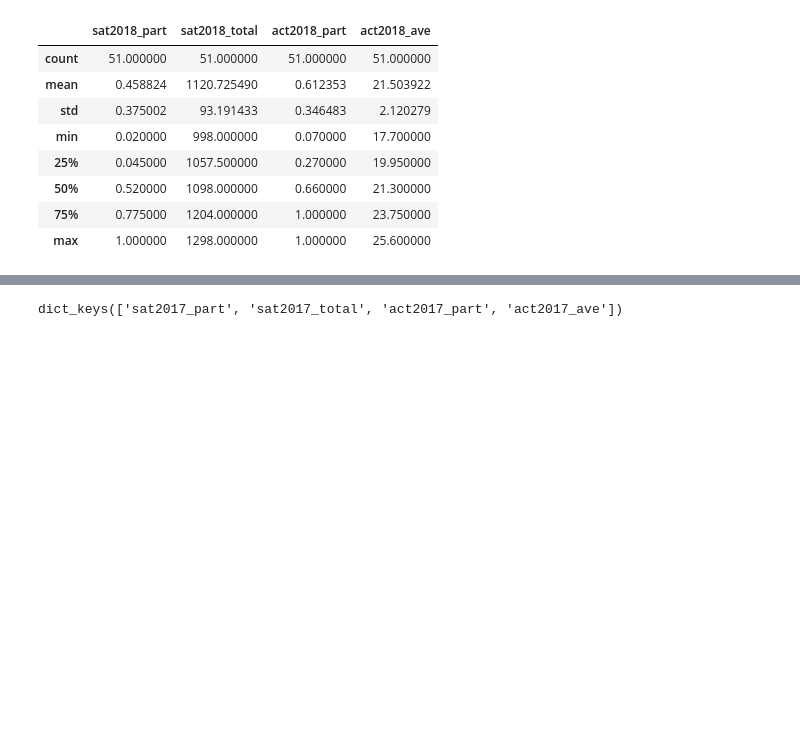
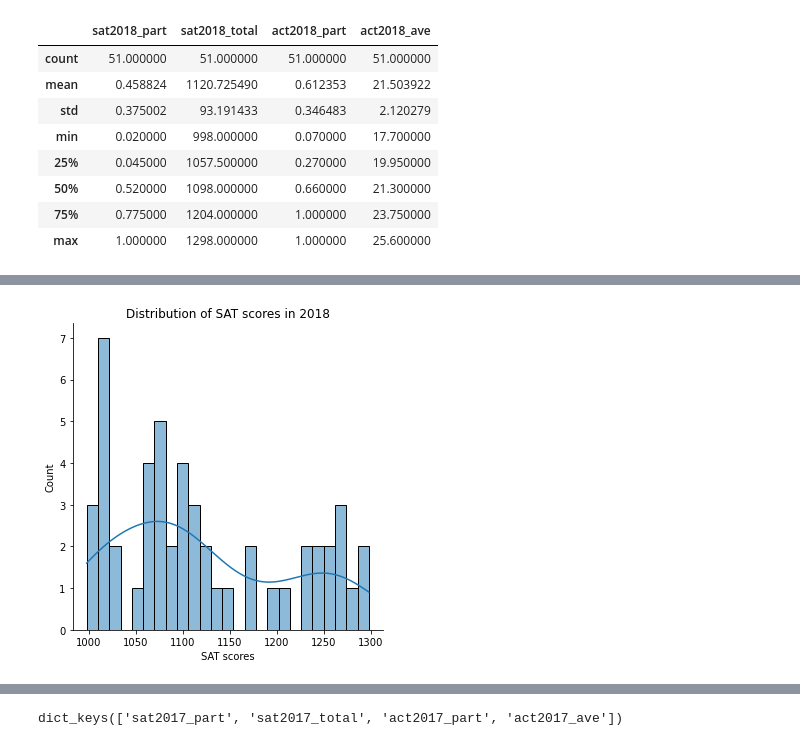
Before and after one commit to doscsy12/GA_projects, a Jupyter notebook: project_1/code/starter-code.ipynb, the cells around one changed output, grey strips where cells are left out. Cells and saved outputs as stored; diff of their text form; code cells hidden in the pictures; blank space fills up the shorter version.

```diff
--- a/project_1/starter-code.ipynb
+++ b/project_1/code/starter-code.ipynb
@@ -960,0 +891,7 @@ sat_act_2018.describe()
+# %%
+sns.displot(data=sat_act_2018['sat2018_total'],kde=True, bins=25);
+plt.title("Distribution of SAT scores in 2018")
+plt.xlabel("SAT scores");
+plt.ylabel("Count");
+# %% [output]
+[figure, added]
```
Also changed, not shown: parts of 56 cells of this notebook, 2 other files.
